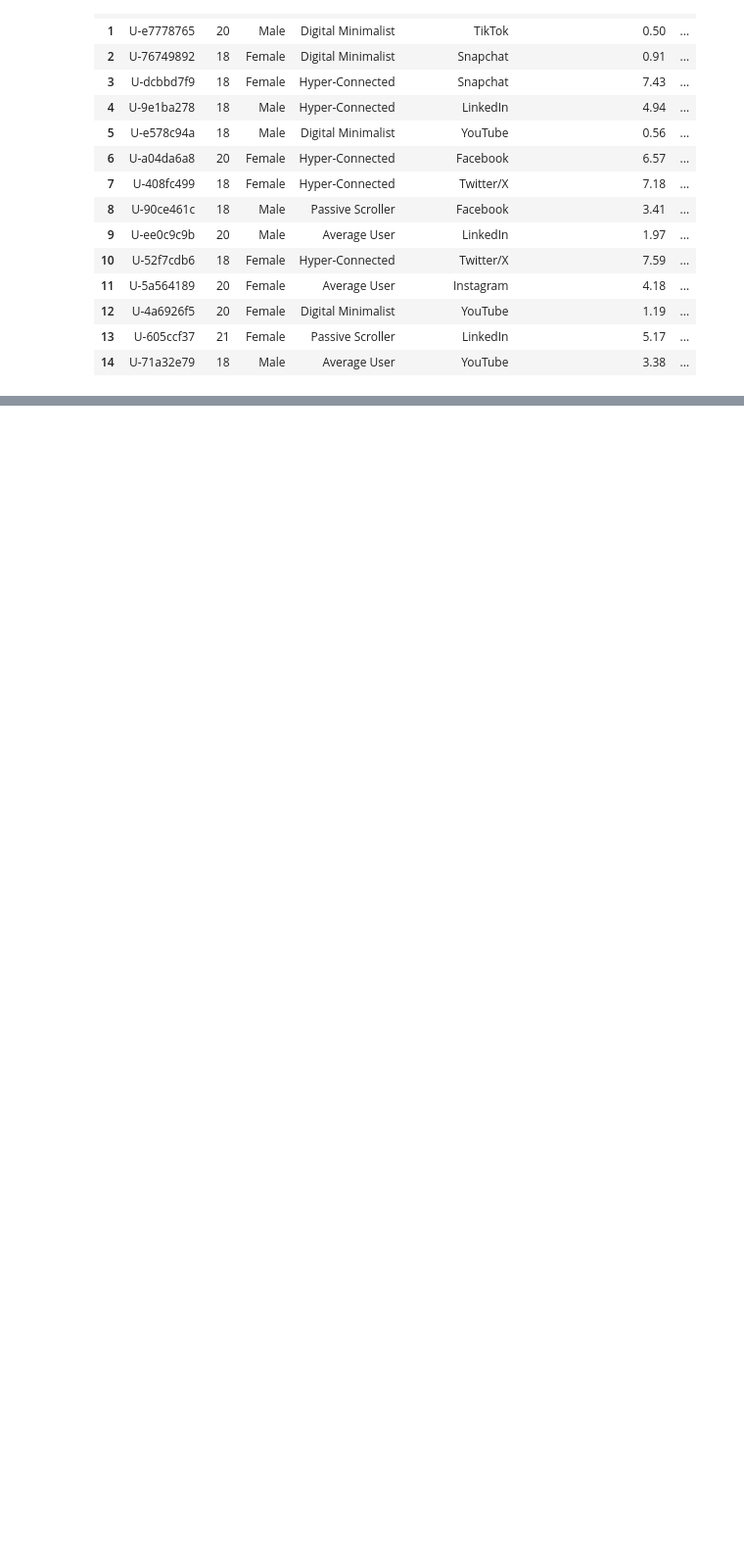
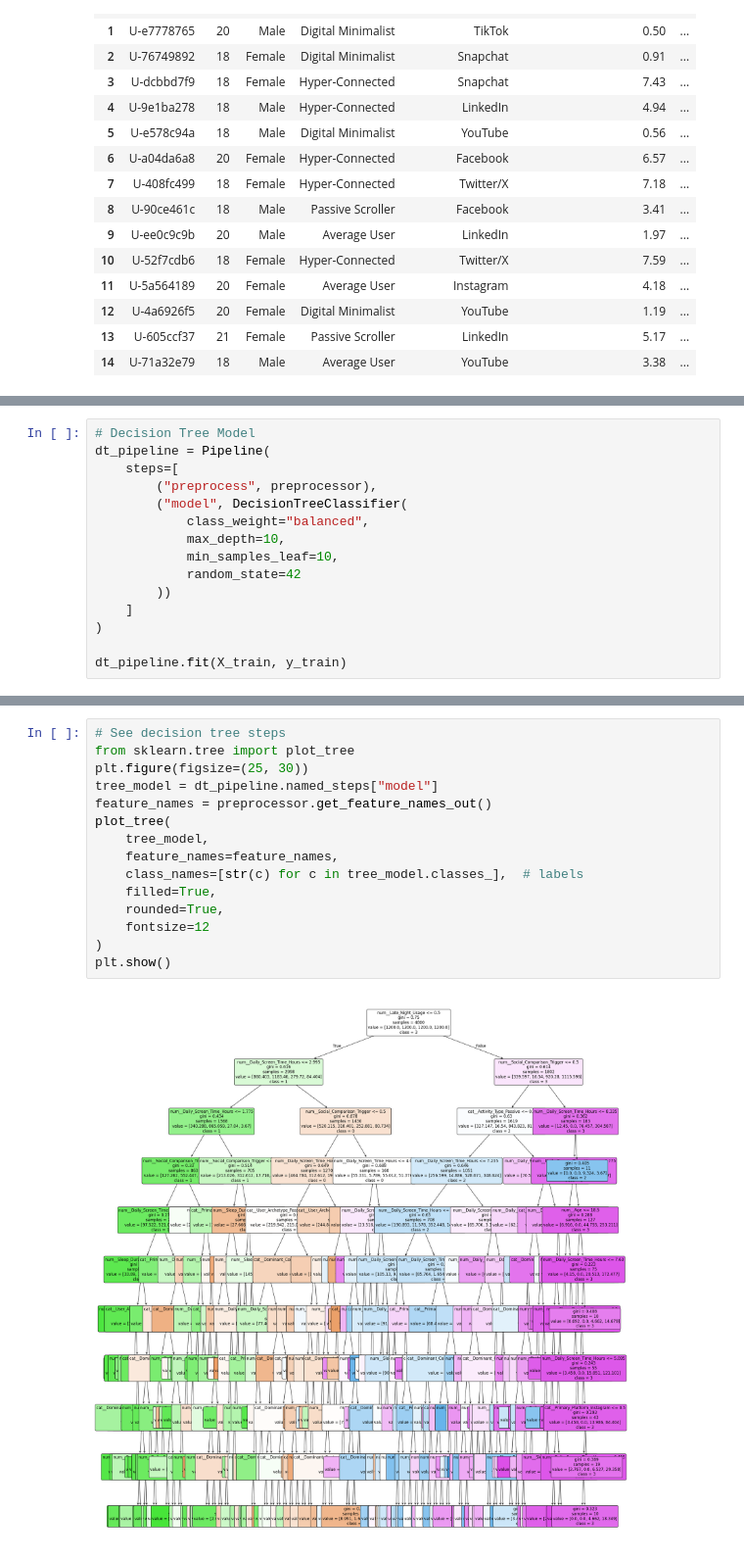
Before and after one commit to hlee93/CFG_ML_AI_Course, a Jupyter notebook: anxiety-and-social-media-usage.ipynb, the cells around one changed output, grey strips where cells are left out. Shown at 98% size. Cells and saved outputs as stored; diff of their text form; blank space fills up the shorter version.

```diff
--- a/anxiety-and-social-media-usage.ipynb
+++ b/anxiety-and-social-media-usage.ipynb
@@ -326,0 +379,15 @@ plt.show()
+# %%
+# Decision Tree Model
+dt_pipeline = Pipeline(
+    steps=[
+        ("preprocess", preprocessor),
+        ("model", DecisionTreeClassifier(
+            class_weight="balanced",
+            max_depth=10,
+            min_samples_leaf=10,
+            random_state=42
+        ))
+    ]
+)
+
+dt_pipeline.fit(X_train, y_train)
@@ -326,0 +729,17 @@ plt.show()
+# %%
+# See decision tree steps
+from sklearn.tree import plot_tree
+plt.figure(figsize=(25, 30))
+tree_model = dt_pipeline.named_steps["model"]
+feature_names = preprocessor.get_feature_names_out()
+plot_tree(
+    tree_model,
+    feature_names=feature_names,
+    class_names=[str(c) for c in tree_model.classes_],  # labels
+    filled=True,
+    rounded=True,
+    fontsize=12
+)
+plt.show()
+# %% [output]
+[figure, added]
```
Also changed, not shown: parts of 26 cells of this notebook.
